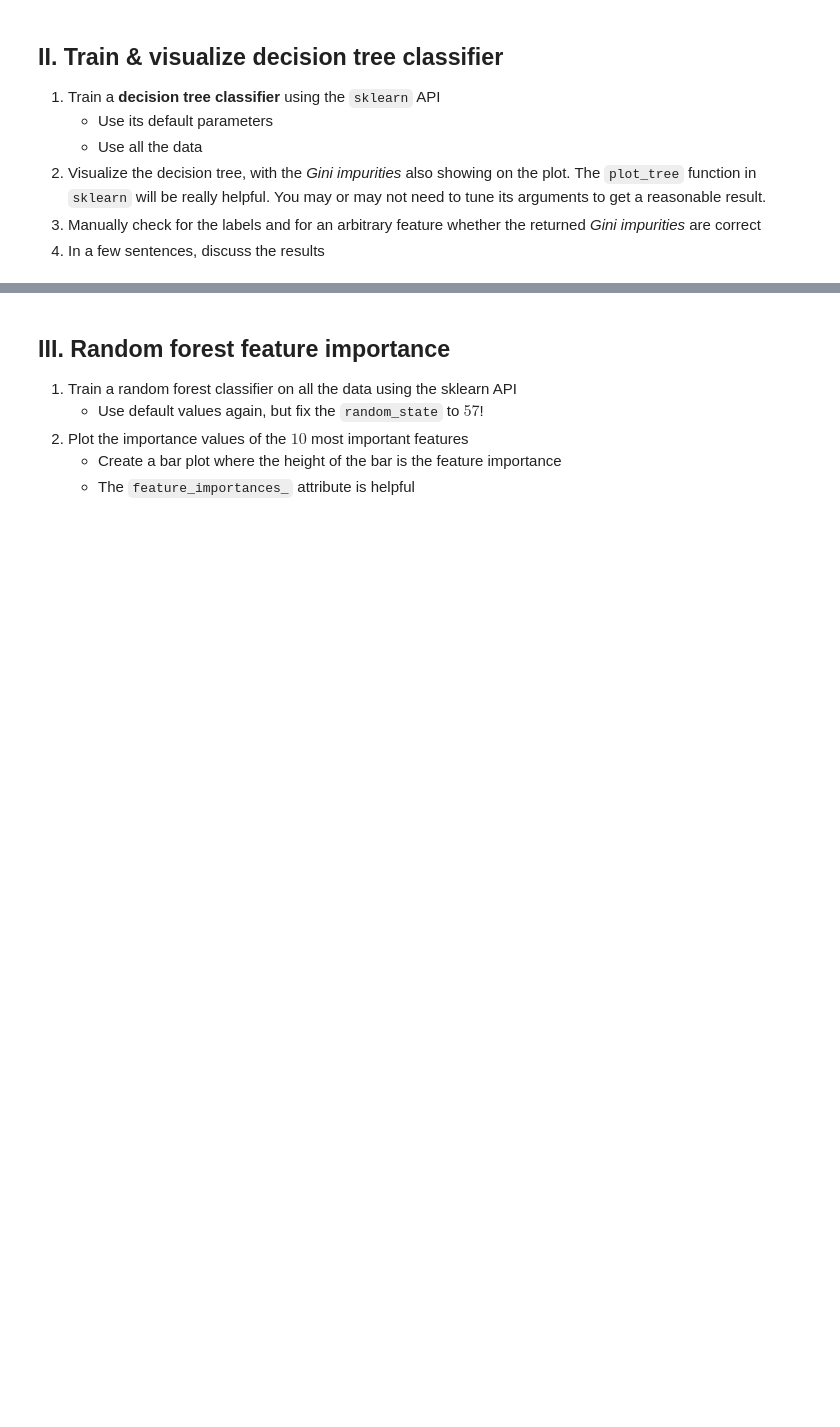
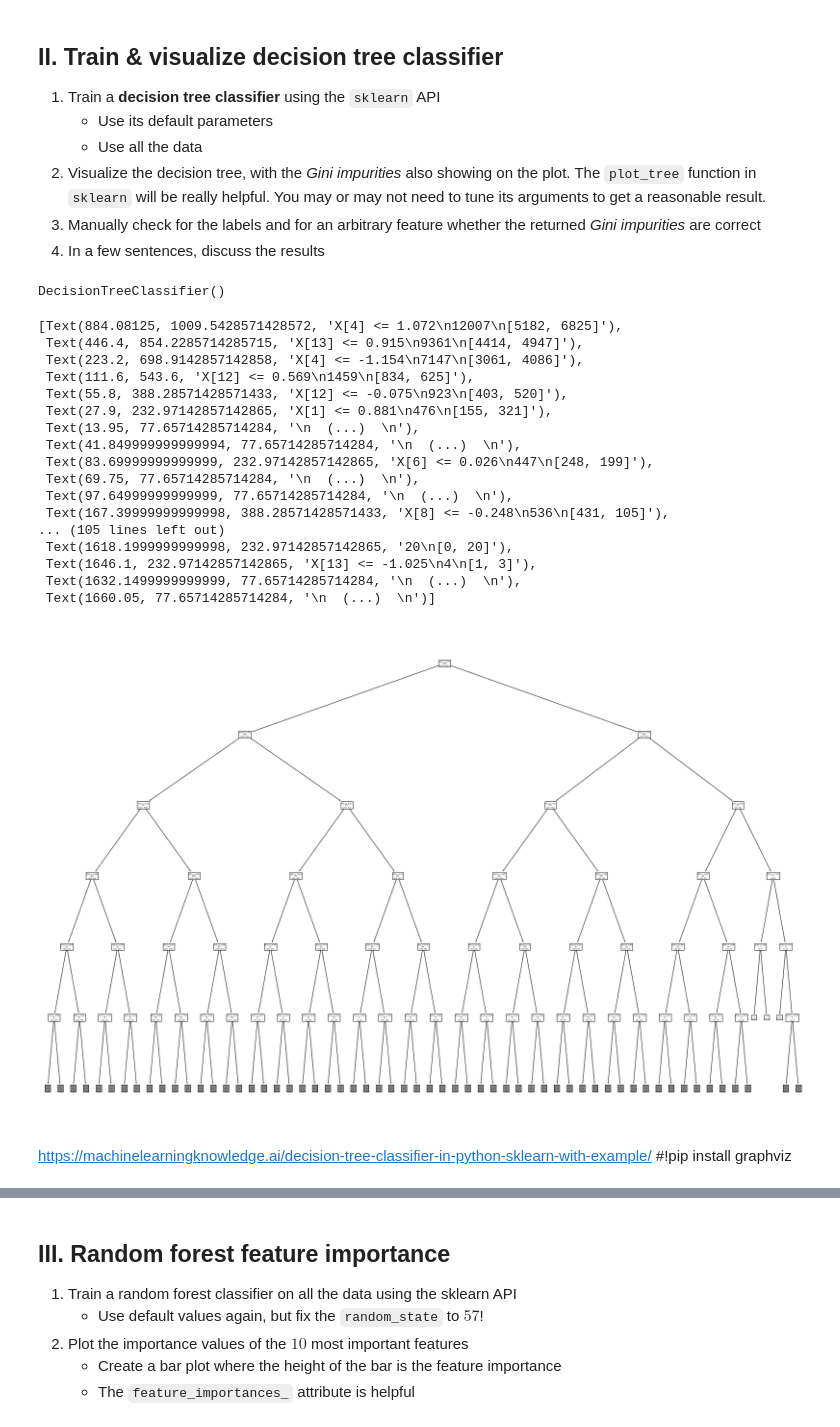
Before and after one commit to barnabasp/ML_Course, a Jupyter notebook: 8/bporfy_lab_08_tree_models.ipynb, the cells around one changed output, grey strips where cells are left out. Drawn from its saved outputs; the diff is of its cells as text; code cells hidden in the pictures; blank space fills up the shorter version.

```diff
--- a/8/bporfy_lab_08_tree_models.ipynb
+++ b/8/bporfy_lab_08_tree_models.ipynb
@@ -163,3 +191,36 @@ data = pd.concat([data_2, data_1],axis=1)
 3.   Manually check for the labels and for an arbitrary feature whether the
      returned *Gini impurities* are correct
 4.   In a few sentences, discuss the results
+# %%
+scaled_data = pd.DataFrame(StandardScaler().fit_transform(data[data.columns[:-1]]),columns=data[data.columns[:-1]].columns)
+Y = data[data.columns[-1]]
+# %%
+clf = DecisionTreeClassifier()
+clf.fit(scaled_data,Y)
+# %% [output]
+DecisionTreeClassifier()
+# %%
+plt.figure(figsize=(30,20))
+tree.plot_tree(clf,max_depth=5,impurity=False, label='None')
+# %% [output]
+[Text(884.08125, 1009.5428571428572, 'X[4] <= 1.072\n12007\n[5182, 6825]'),
+ Text(446.4, 854.2285714285715, 'X[13] <= 0.915\n9361\n[4414, 4947]'),
+ Text(223.2, 698.9142857142858, 'X[4] <= -1.154\n7147\n[3061, 4086]'),
+ Text(111.6, 543.6, 'X[12] <= 0.569\n1459\n[834, 625]'),
+ Text(55.8, 388.28571428571433, 'X[12] <= -0.075\n923\n[403, 520]'),
+ Text(27.9, 232.97142857142865, 'X[1] <= 0.881\n476\n[155, 321]'),
+ Text(13.95, 77.65714285714284, '\n  (...)  \n'),
+ Text(41.849999999999994, 77.65714285714284, '\n  (...)  \n'),
+ Text(83.69999999999999, 232.97142857142865, 'X[6] <= 0.026\n447\n[248, 199]'),
+ Text(69.75, 77.65714285714284, '\n  (...)  \n'),
+ Text(97.64999999999999, 77.65714285714284, '\n  (...)  \n'),
+ Text(167.39999999999998, 388.28571428571433, 'X[8] <= -0.248\n536\n[431, 105]'),
+... (105 lines left out)
+ Text(1618.1999999999998, 232.97142857142865, '20\n[0, 20]'),
+ Text(1646.1, 232.97142857142865, 'X[13] <= -1.025\n4\n[1, 3]'),
+ Text(1632.1499999999999, 77.65714285714284, '\n  (...)  \n'),
+ Text(1660.05, 77.65714285714284, '\n  (...)  \n')]
+[figure, added]
+# %% [markdown]
+https://machinelearningknowledge.ai/decision-tree-classifier-in-python-sklearn-with-example/
+#!pip install graphviz
```
Also changed, not shown: parts of 7 cells of this notebook.
